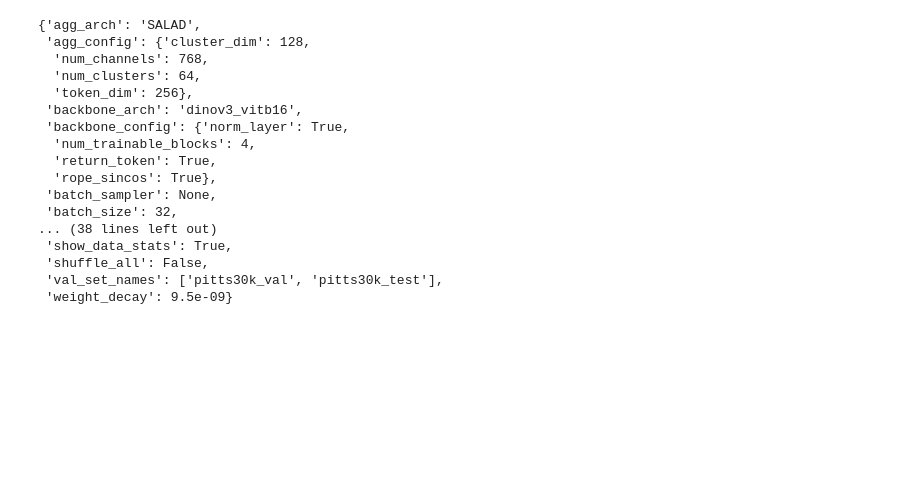
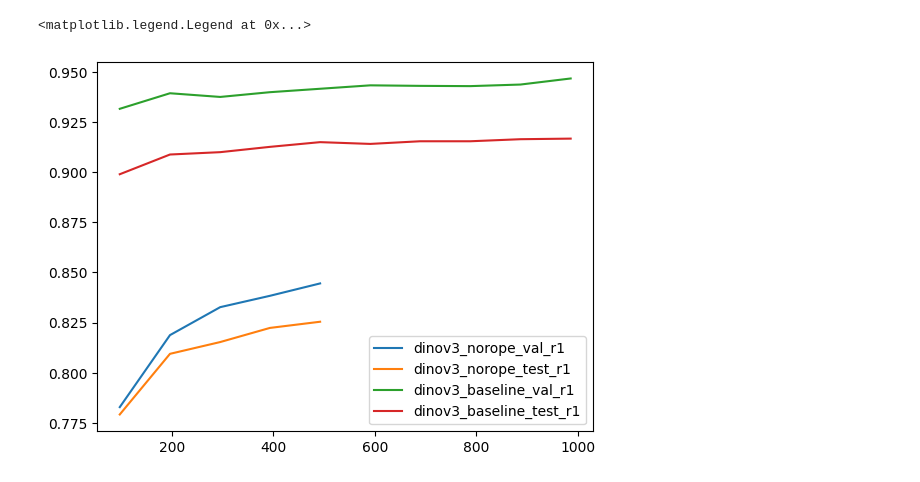
Before and after one commit to L4rralde/salad_results, a Jupyter notebook: Untitled.ipynb, the cells around one changed output. Drawn from its saved outputs; the diff is of its cells as text; code cells hidden in the pictures; blank space fills up the shorter version.

```diff
--- a/Untitled.ipynb
+++ b/Untitled.ipynb
@@ -40,20 +28,14 @@ plt.legend()
-# %%
-dinov3_baseline.params
-# %% [output]
-{'agg_arch': 'SALAD',
- 'agg_config': {'cluster_dim': 128,
-  'num_channels': 768,
-  'num_clusters': 64,
-  'token_dim': 256},
- 'backbone_arch': 'dinov3_vitb16',
- 'backbone_config': {'norm_layer': True,
-  'num_trainable_blocks': 4,
-  'return_token': True,
-  'rope_sincos': True},
- 'batch_sampler': None,
- 'batch_size': 32,
-... (38 lines left out)
- 'show_data_stats': True,
- 'shuffle_all': False,
- 'val_set_names': ['pitts30k_val', 'pitts30k_test'],
- 'weight_decay': 9.5e-09}
+# %%
+dinov3_no_rope_sincos = logs['dinov3_no_ropesincos']
+# %%
+plt.plot(dinov3_no_rope_sincos.metrics['pitts30k_val/R1'].dropna(), label= 'dinov3_norope_val_r1')
+plt.plot(dinov3_no_rope_sincos.metrics['pitts30k_test/R1'].dropna(), label = 'dinov3_norope_test_r1')
+
+plt.plot(dinov3_baseline.metrics['pitts30k_val/R1'].dropna(), label= 'dinov3_baseline_val_r1')
+plt.plot(dinov3_baseline.metrics['pitts30k_test/R1'].dropna(), label = 'dinov3_baseline_test_r1')
+
+
+plt.legend()
+# %% [output]
+<matplotlib.legend.Legend at 0x...>
+[figure, added]
```
Also changed, not shown: parts of 6 cells of this notebook, 2 other files.
